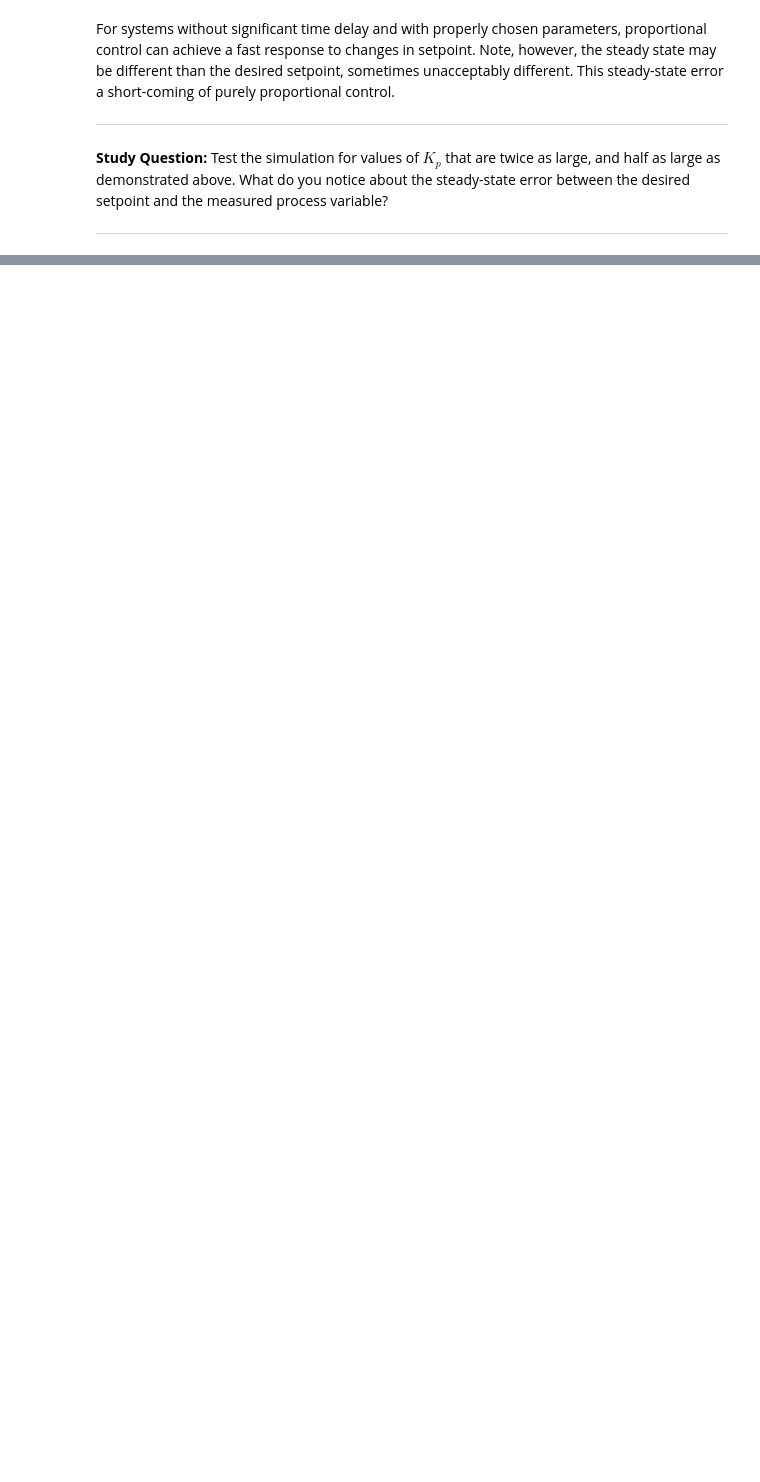
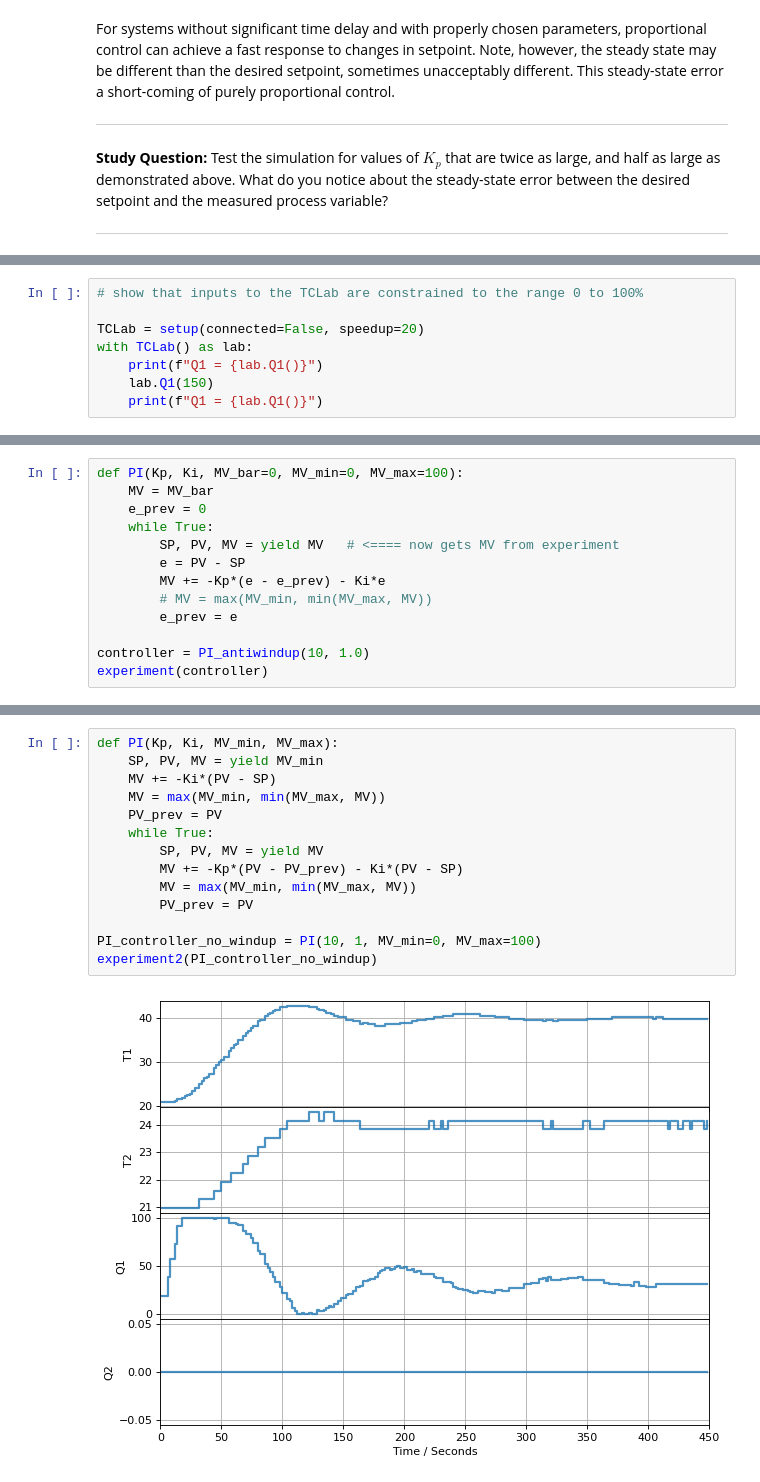
Before and after one commit to jckantor/cbe30338-2021, a Jupyter notebook: docs/03.05-Proportional-Integral-Control.ipynb, the cells around one changed output, grey strips where cells are left out. Drawn from its saved outputs; the diff is of its cells as text; blank space fills up the shorter version.

```diff
--- a/docs/03.05-Proportional-Integral-Control.ipynb
+++ b/docs/03.05-Proportional-Integral-Control.ipynb
@@ -157,0 +303,8 @@ def PI(Kp, Ki, MV_min, MV_max):
+# %%
+# show that inputs to the TCLab are constrained to the range 0 to 100%
+
+TCLab = setup(connected=False, speedup=20)
+with TCLab() as lab:
+    print(f"Q1 = {lab.Q1()}")
+    lab.Q1(150)
+    print(f"Q1 = {lab.Q1()}")
@@ -189,0 +347,13 @@ In the next cell we're doing an experiment in which we increase the magnitude of
+# %%
+def PI(Kp, Ki, MV_bar=0, MV_min=0, MV_max=100):
+    MV = MV_bar
+    e_prev = 0
+    while True:
+        SP, PV, MV = yield MV   # <==== now gets MV from experiment
+        e = PV - SP
+        MV += -Kp*(e - e_prev) - Ki*e
+        # MV = max(MV_min, min(MV_max, MV))
+        e_prev = e
+
+controller = PI_antiwindup(10, 1.0)
+experiment(controller)
@@ -276,0 +443,16 @@ TCLab Model disconnected successfully.
+# %%
+def PI(Kp, Ki, MV_min, MV_max):
+    SP, PV, MV = yield MV_min
+    MV += -Ki*(PV - SP)
+    MV = max(MV_min, min(MV_max, MV))
+    PV_prev = PV
+    while True:
+        SP, PV, MV = yield MV
+        MV += -Kp*(PV - PV_prev) - Ki*(PV - SP)
+        MV = max(MV_min, min(MV_max, MV))
+        PV_prev = PV
+
+PI_controller_no_windup = PI(10, 1, MV_min=0, MV_max=100)
+experiment2(PI_controller_no_windup)
+# %% [output]
+[figure, added]
```
Also changed, not shown: parts of 38 cells of this notebook, 15 other files.
